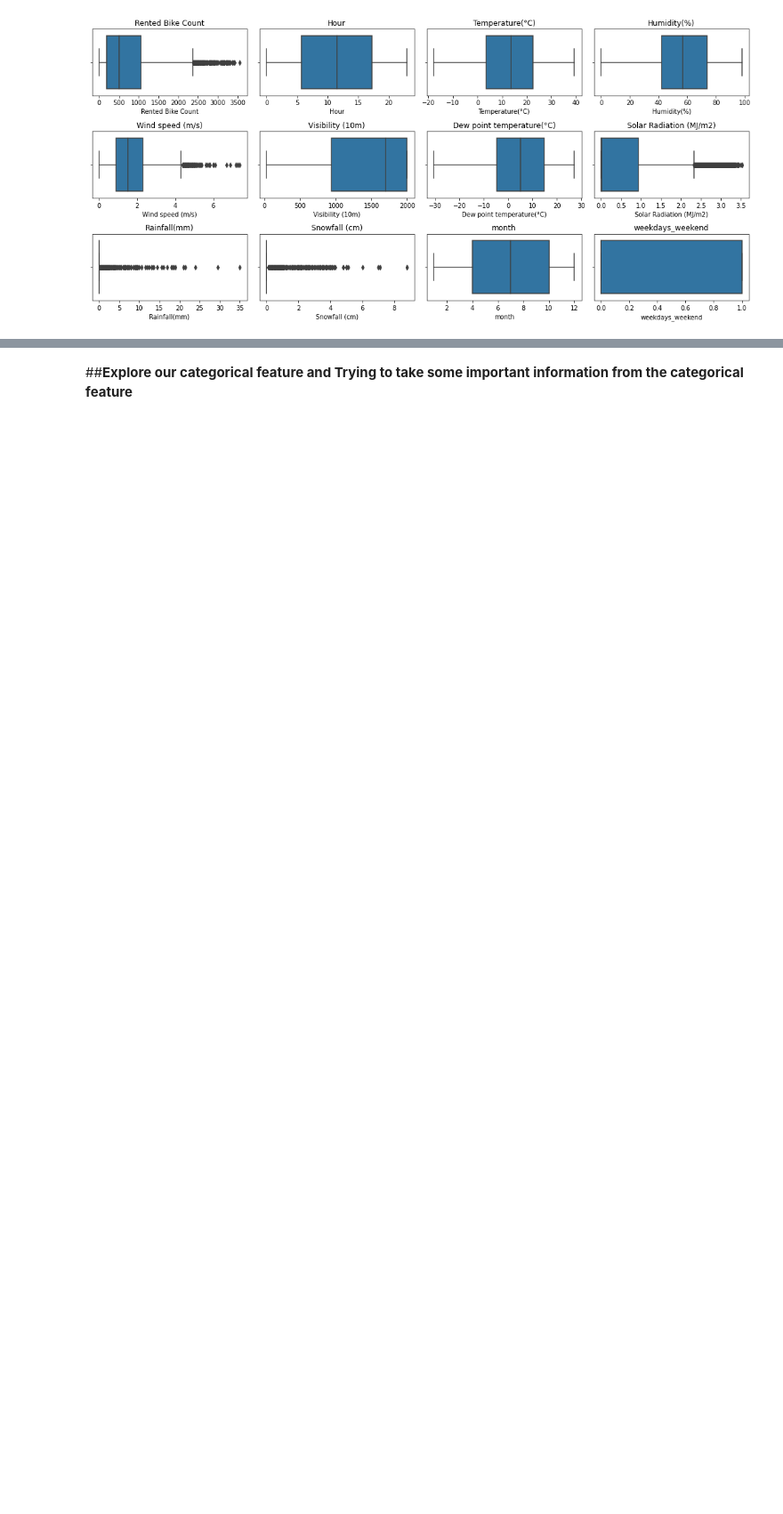
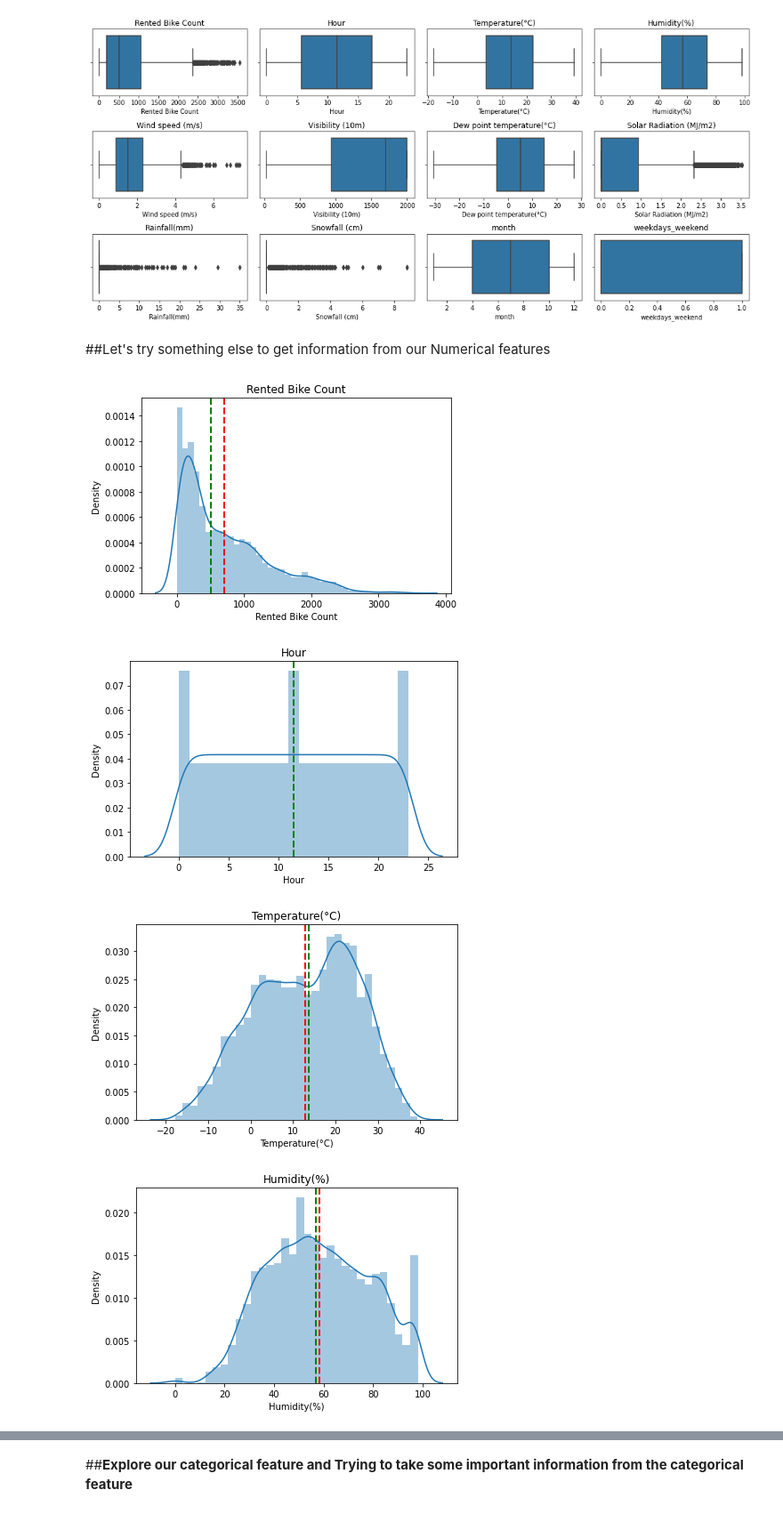
Before and after one commit to mohammadkaifee/Seoul-Bike-Sharing-Demand-Prediction, a Jupyter notebook: Bike_Sharing_Demand_Prediction_Capstone_Project.ipynb, the cells around one changed output, grey strips where cells are left out. Shown at 89% size. Drawn from its saved outputs; the diff is of its cells as text; code cells hidden in the pictures; blank space fills up the shorter version.

```diff
--- a/Bike_Sharing_Demand_Prediction_Capstone_Project.ipynb
+++ b/Bike_Sharing_Demand_Prediction_Capstone_Project.ipynb
@@ -168,6 +168,6 @@ sns.heatmap(df.corr(),cmap='PiYG',annot=True, mask=drop_Self)
 [figure]
 # %%
 numeric_features= df.select_dtypes(exclude='object')
-l1=list(numeric_features.columns)
+l1=numeric_features.columns
 l1
 # %% [output]
@@ -195,3 +188,21 @@ for i in l1:
   plt.tight_layout()
 # %% [output]
 [figure]
+# %% [markdown]
+##Let's try something else to get information from our Numerical features
+# %%
+#plotting histogram of all the numeric features of the dataset
+for i in l1:
+  fig=plt.figure()
+  ax=fig.gca()
+  ftr=df[i]
+  sns.distplot(ftr)
+  plt.title(i)
+  plt.tight_layout()
+  plt.axvline(ftr.mean(), color='red', linestyle='dashed', linewidth=2)
+  plt.axvline(ftr.median(), color='green', linestyle='dashed', linewidth=2)
+# %% [output]
+[figure, added]
+[figure, added]
+[figure, added]
+[figure, added]
```
Also changed, not shown: parts of 18 cells of this notebook.
